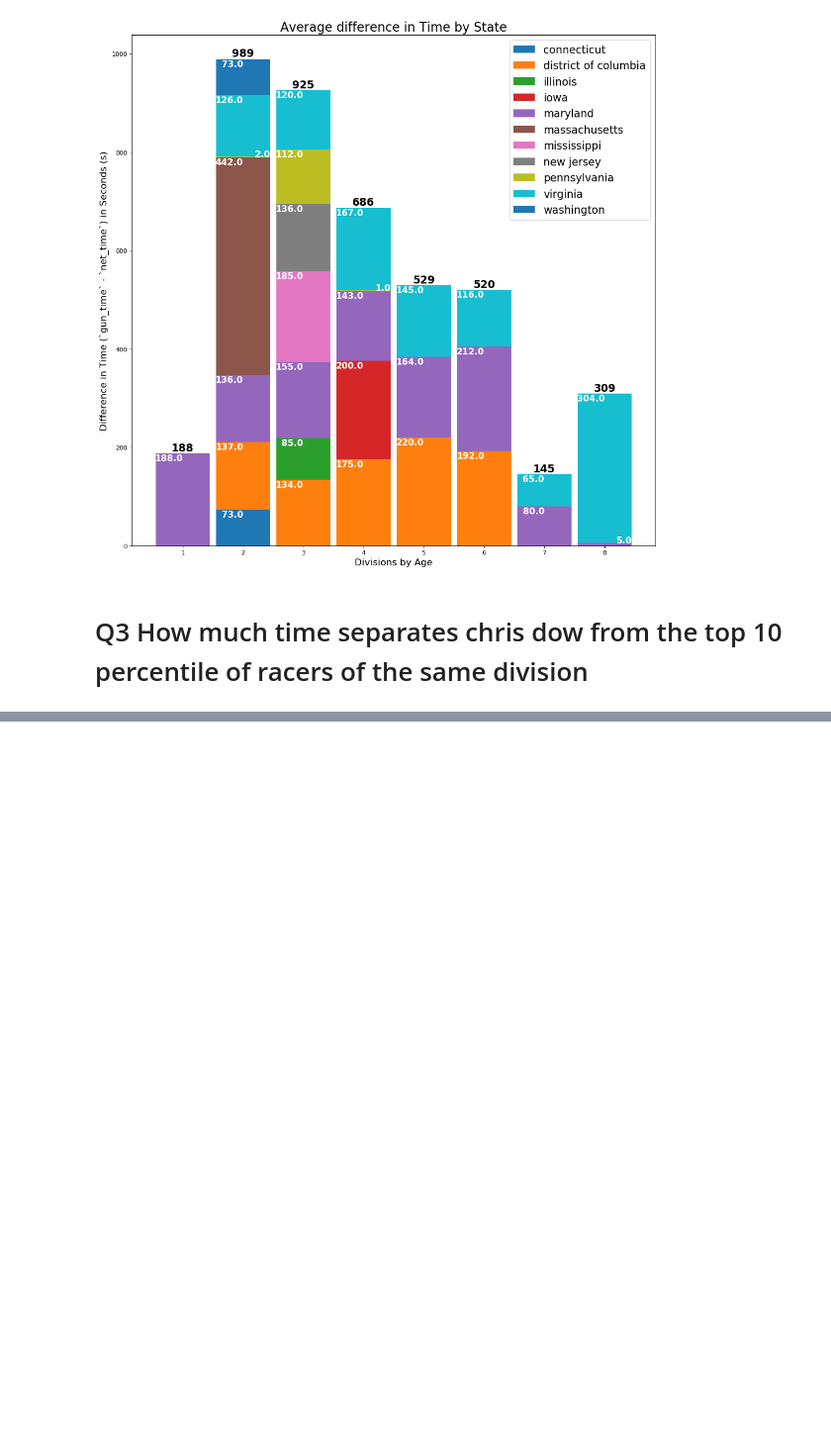
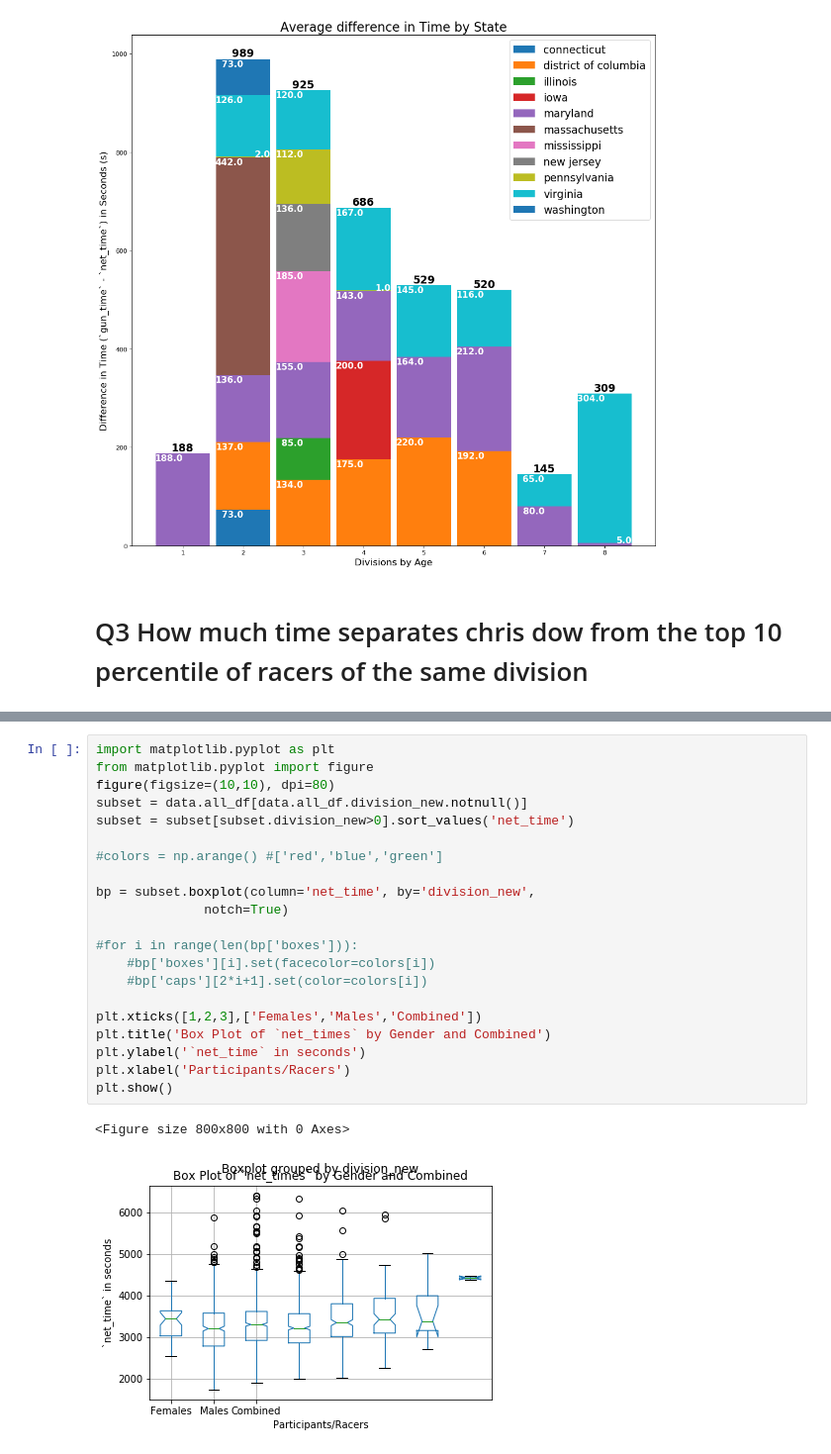
Before and after one commit to fabelperez/DataScienceCapstoneRepo, a Jupyter notebook: deloitte_data_exer.ipynb, the cells around one changed output, grey strips where cells are left out. Shown at 99% size. Drawn from its saved outputs; the diff is of its cells as text; blank space fills up the shorter version.

```diff
--- a/deloitte_data_exer.ipynb
+++ b/deloitte_data_exer.ipynb
@@ -630,0 +688,24 @@ ax.legend(prop={'size':17})
+# %%
+import matplotlib.pyplot as plt
+from matplotlib.pyplot import figure
+figure(figsize=(10,10), dpi=80)
+subset = data.all_df[data.all_df.division_new.notnull()]
+subset = subset[subset.division_new>0].sort_values('net_time')
+
+#colors = np.arange() #['red','blue','green']
+
+bp = subset.boxplot(column='net_time', by='division_new',
+              notch=True)
+
+#for i in range(len(bp['boxes'])):
+    #bp['boxes'][i].set(facecolor=colors[i])
+    #bp['caps'][2*i+1].set(color=colors[i])
+
+plt.xticks([1,2,3],['Females','Males','Combined'])
+plt.title('Box Plot of `net_times` by Gender and Combined')
+plt.ylabel('`net_time` in seconds')
+plt.xlabel('Participants/Racers')
+plt.show()
+# %% [output]
+<Figure size 800x800 with 0 Axes>
+[figure, added]
```
Also changed, not shown: parts of 2 cells of this notebook.
